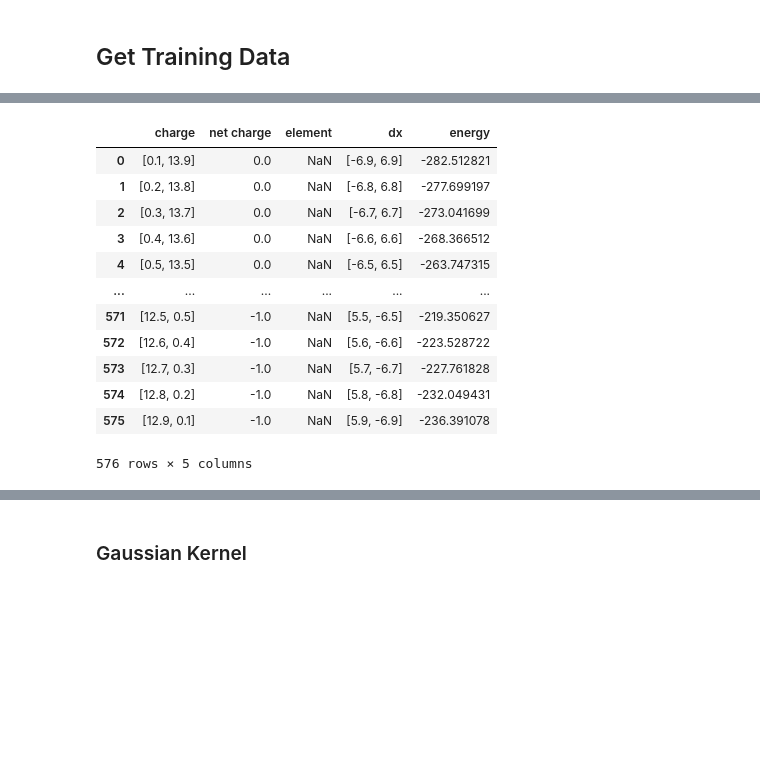
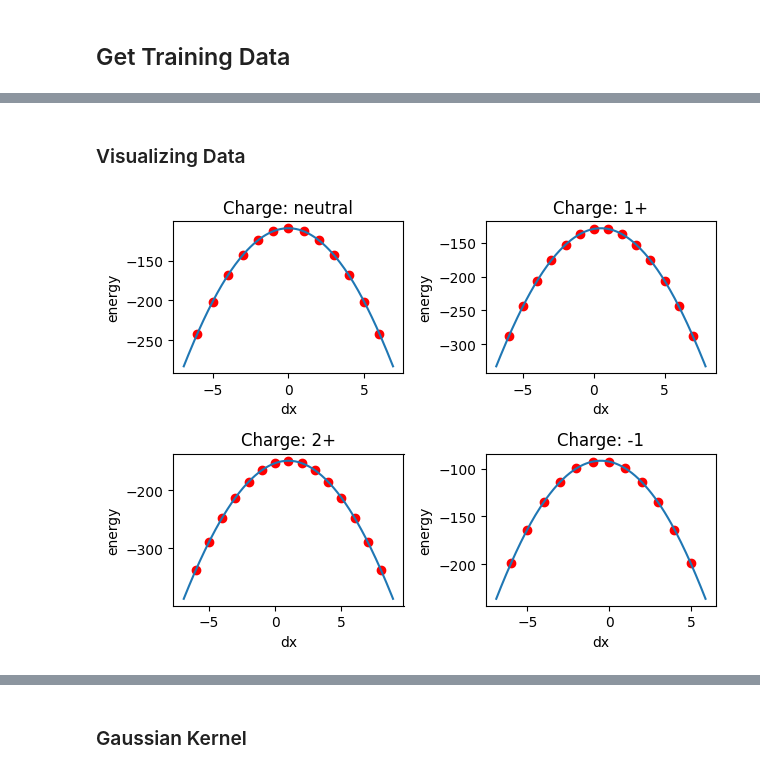
Before and after one commit to GabrielWu2004/Alchemical_Normal_Modes, a Jupyter notebook: ML_with_ANM/ML_code/ML_Diatomic.ipynb, the cells around one changed output, grey strips where cells are left out. Saved outputs shown, nothing was run; the diff lists cells and outputs as text; code cells hidden in the pictures; blank space fills up the shorter version.

```diff
--- a/ML_with_ANM/ML_code/ML_Diatomic.ipynb
+++ b/ML_with_ANM/ML_code/ML_Diatomic.ipynb
@@ -551,18 +223,0 @@ current dx: [5.1, -6.1]
-# %%
-diatomic_data = pd.concat([diatomic_data, diatomic_data_one_plus, diatomic_data_two_plus, diatomic_data_one_minus])
-diatomic_data = diatomic_data.reset_index(drop=True)
-display(diatomic_data)
-# %% [output]
-|  | charge | net charge | element | dx | energy |
-| 0 | [0.1, 13.9] | 0.0 | NaN | [-6.9, 6.9] | -282.512821 |
-| 1 | [0.2, 13.8] | 0.0 | NaN | [-6.8, 6.8] | -277.699197 |
-| 2 | [0.3, 13.7] | 0.0 | NaN | [-6.7, 6.7] | -273.041699 |
-| 3 | [0.4, 13.6] | 0.0 | NaN | [-6.6, 6.6] | -268.366512 |
-| 4 | [0.5, 13.5] | 0.0 | NaN | [-6.5, 6.5] | -263.747315 |
-| ... | ... | ... | ... | ... | ... |
-| 571 | [12.5, 0.5] | -1.0 | NaN | [5.5, -6.5] | -219.350627 |
-| 572 | [12.6, 0.4] | -1.0 | NaN | [5.6, -6.6] | -223.528722 |
-| 573 | [12.7, 0.3] | -1.0 | NaN | [5.7, -6.7] | -227.761828 |
-| 574 | [12.8, 0.2] | -1.0 | NaN | [5.8, -6.8] | -232.049431 |
-| 575 | [12.9, 0.1] | -1.0 | NaN | [5.9, -6.9] | -236.391078 |
-576 rows × 5 columns
@@ -571 +224,62 @@ diatomic_data.to_csv('../Data/extended_diatomic_data_w_energy.csv', sep='\t')
+# %% [markdown]
+### Visualizing Data ###
+# %%
+# Plot the energy curve
+
+# Load the data from DataFrame
+x1 = diatomic_data.loc[diatomic_data['net charge'] == 0, 'dx'].apply(lambda x: x[0])
+y1 = diatomic_data.loc[diatomic_data['net charge'] == 0, 'energy']
+
+x2 = diatomic_data.loc[diatomic_data['net charge'] == 1, 'dx'].apply(lambda x: x[0])
+y2 = diatomic_data.loc[diatomic_data['net charge'] == 1, 'energy']
+
+x3 = diatomic_data.loc[diatomic_data['net charge'] == 2, 'dx'].apply(lambda x: x[0])
+y3 = diatomic_data.loc[diatomic_data['net charge'] == 2, 'energy']
+
+x4 = diatomic_data.loc[diatomic_data['net charge'] == -1, 'dx'].apply(lambda x: x[0])
+y4 = diatomic_data.loc[diatomic_data['net charge'] == -1, 'energy']
+
+# Generate integer data for marker
+integer_x1 = x1[x1.astype(int) == x1]
+integer_y1 = y1[x1.astype(int) == x1]
+
+integer_x2 = x2[x2.astype(int) == x2]
+integer_y2 = y2[x2.astype(int) == x2]
+
+integer_x3 = x3[x3.astype(int) == x3]
+integer_y3 = y3[x3.astype(int) == x3]
+
+integer_x4 = x4[x4.astype(int) == x4]
+integer_y4 = y4[x4.astype(int) == x4]
+
+# Create a subplot grid
+fig, axes = plt.subplots(nrows=2, ncols=2)
+
+# Plot the data
+axes[0, 0].plot(x1, y1)
+axes[0, 0].scatter(integer_x1, integer_y1, color='red', marker='o')
+axes[0, 0].set_title('Charge: neutral')
+
+axes[0, 1].plot(x2, y2)
+axes[0, 1].scatter(integer_x2, integer_y2, color='red', marker='o')
+axes[0, 1].set_title('Charge: 1+')
+
+axes[1, 0].plot(x3, y3)
+axes[1, 0].scatter(integer_x3, integer_y3, color='red', marker='o')
+axes[1, 0].set_title('Charge: 2+')
+
+axes[1, 1].plot(x4, y4)
+axes[1, 1].scatter(integer_x4, integer_y4, color='red', marker='o')
+axes[1, 1].set_title('Charge: -1')
+
+# Add axis title
+for ax in axes.flat:
+    ax.set_xlabel('dx')
+    ax.set_ylabel('energy')
+
+# show graph
+plt.tight_layout()
+plt.show()
+# %% [output]
+[figure, added]
 # %%
```
Also changed, not shown: parts of 31 cells of this notebook, 9 other files.
